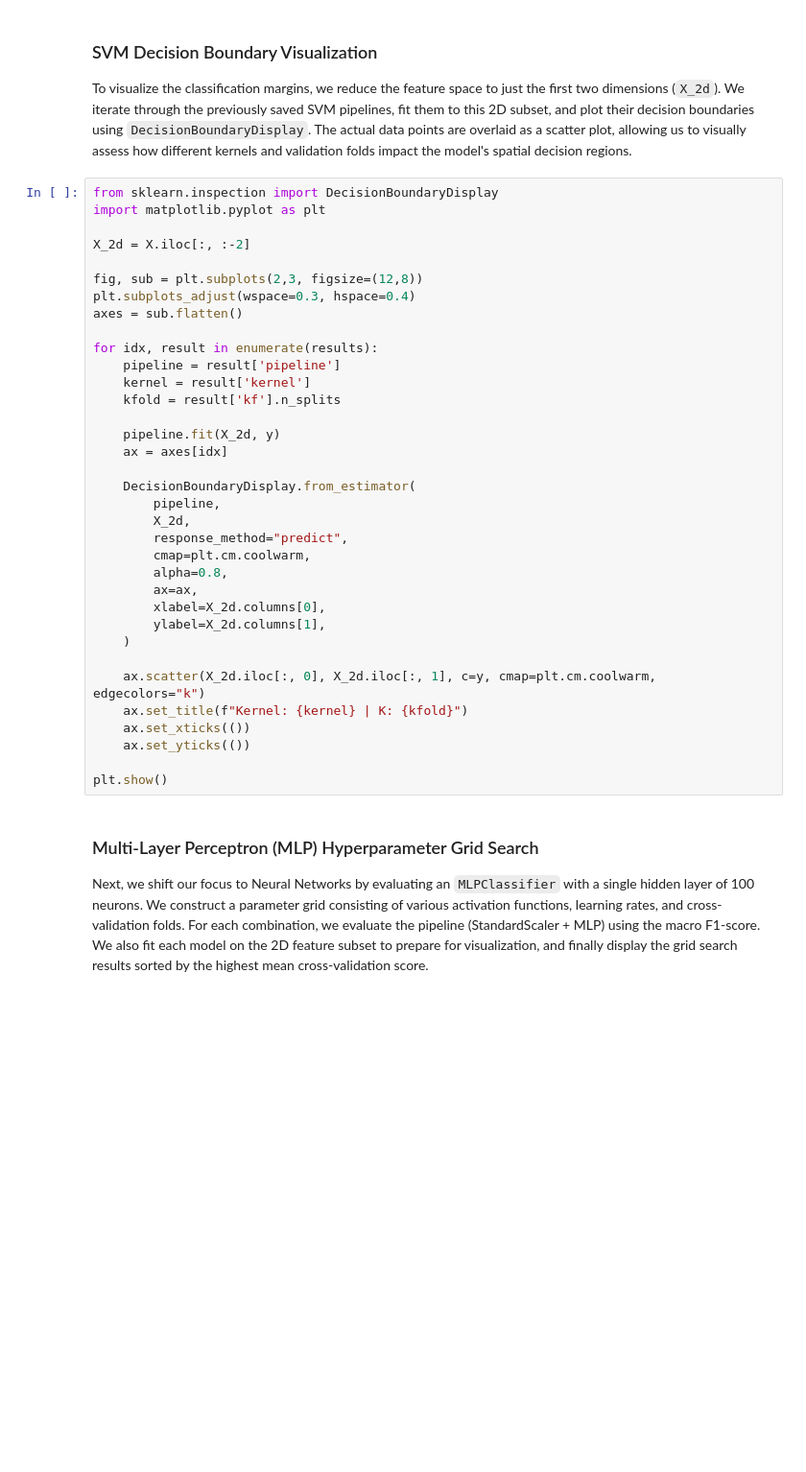
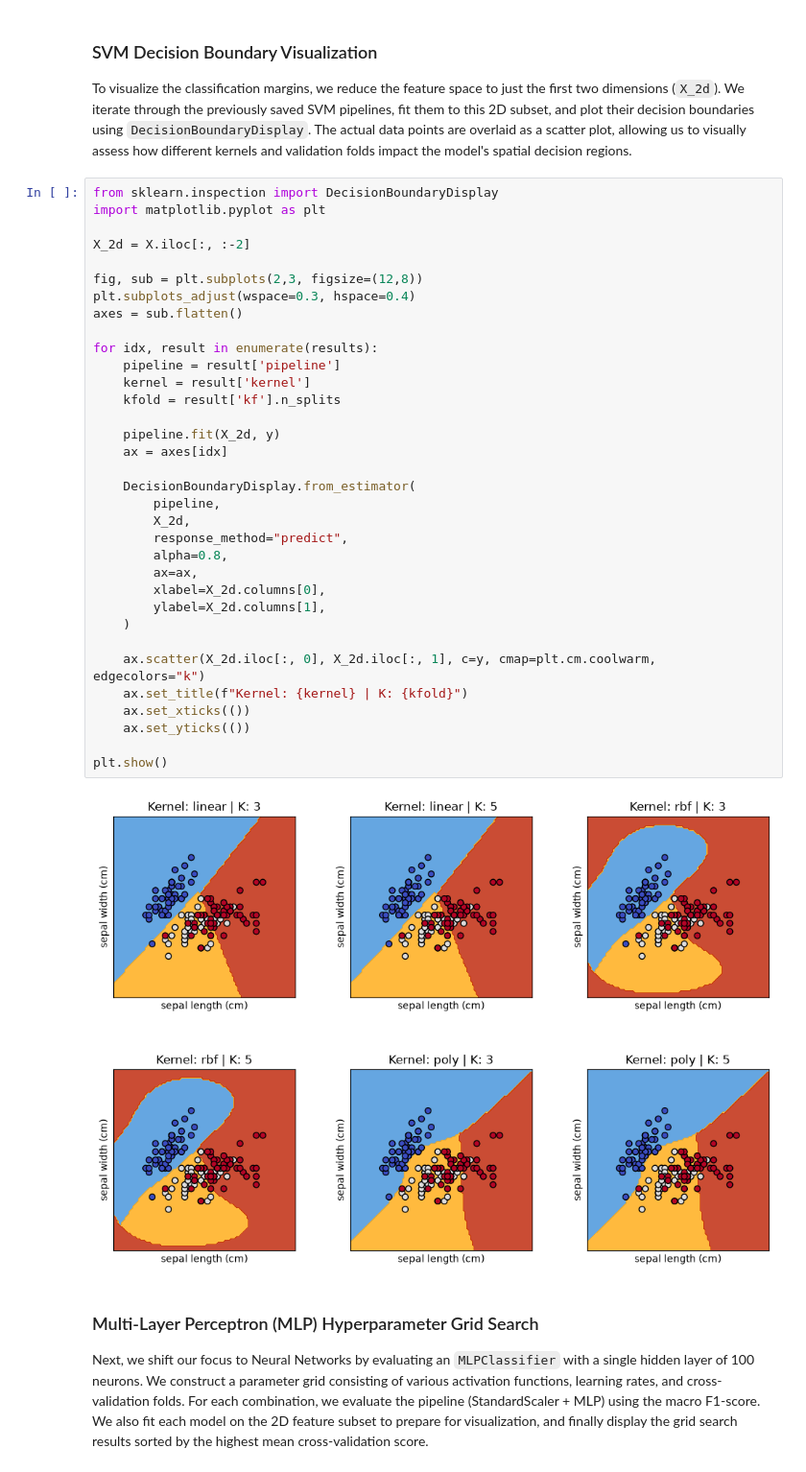
Before and after one commit to farukerdem34/notebooks, a Jupyter notebook: data-mining/DM-Exercise-3.ipynb, the cells around one changed output. Shown at 96% size. Cells and saved outputs as stored; diff of their text form; blank space fills up the shorter version.

```diff
--- a/data-mining/DM-Exercise-3.ipynb
+++ b/data-mining/DM-Exercise-3.ipynb
@@ -56,34 +64,35 @@ import matplotlib.pyplot as plt
 X_2d = X.iloc[:, :-2]
 
 fig, sub = plt.subplots(2,3, figsize=(12,8))
 plt.subplots_adjust(wspace=0.3, hspace=0.4)
 axes = sub.flatten()
 
 for idx, result in enumerate(results):
     pipeline = result['pipeline']
     kernel = result['kernel']
     kfold = result['kf'].n_splits
 
     pipeline.fit(X_2d, y)
     ax = axes[idx]
 
     DecisionBoundaryDisplay.from_estimator(
         pipeline,
         X_2d,
         response_method="predict",
-        cmap=plt.cm.coolwarm,
         alpha=0.8,
         ax=ax,
         xlabel=X_2d.columns[0],
         ylabel=X_2d.columns[1],
     )
 
     ax.scatter(X_2d.iloc[:, 0], X_2d.iloc[:, 1], c=y, cmap=plt.cm.coolwarm, edgecolors="k")
     ax.set_title(f"Kernel: {kernel} | K: {kfold}")
     ax.set_xticks(())
     ax.set_yticks(())
 
 plt.show()
+# %% [output]
+[figure, added]
 # %% [markdown]
 ### Multi-Layer Perceptron (MLP) Hyperparameter Grid Search
 Next, we shift our focus to Neural Networks by evaluating an `MLPClassifier` with a single hidden layer of 100 neurons. We construct a parameter grid consisting of various activation functions, learning rates, and cross-validation folds. For each combination, we evaluate the pipeline (StandardScaler + MLP) using the macro F1-score. We also fit each model on the 2D feature subset to prepare for visualization, and finally display the grid search results sorted by the highest mean cross-validation score.
```
Also changed, not shown: parts of 3 cells of this notebook, 2 other files.
